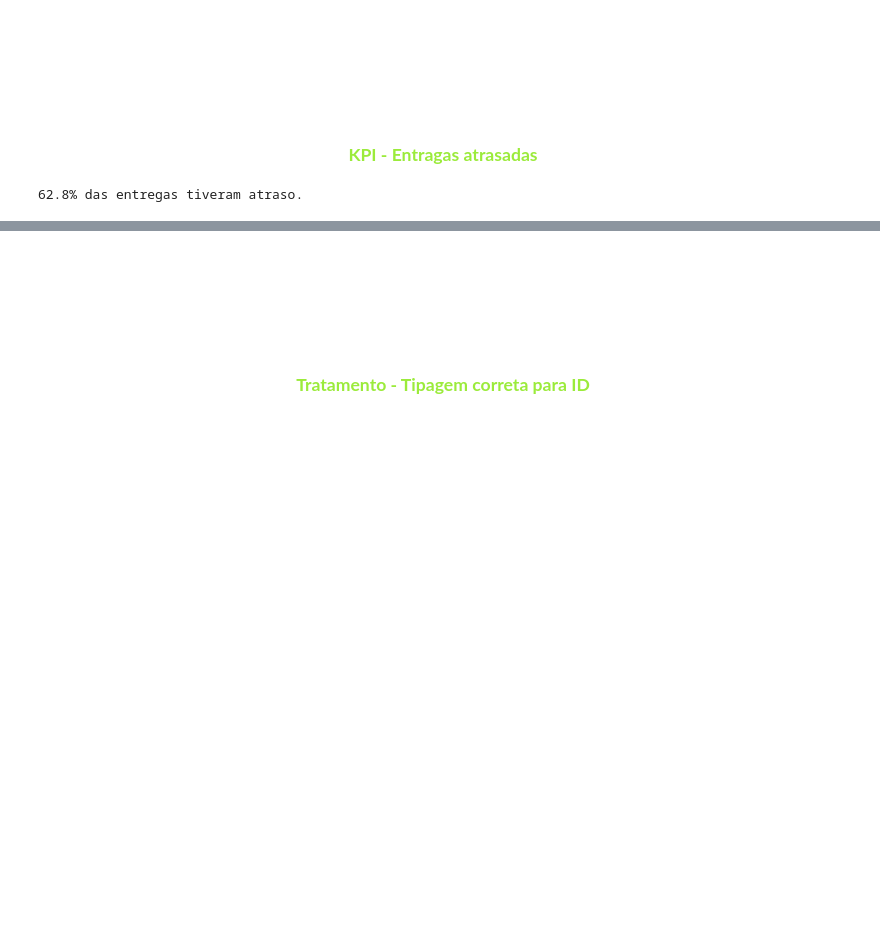
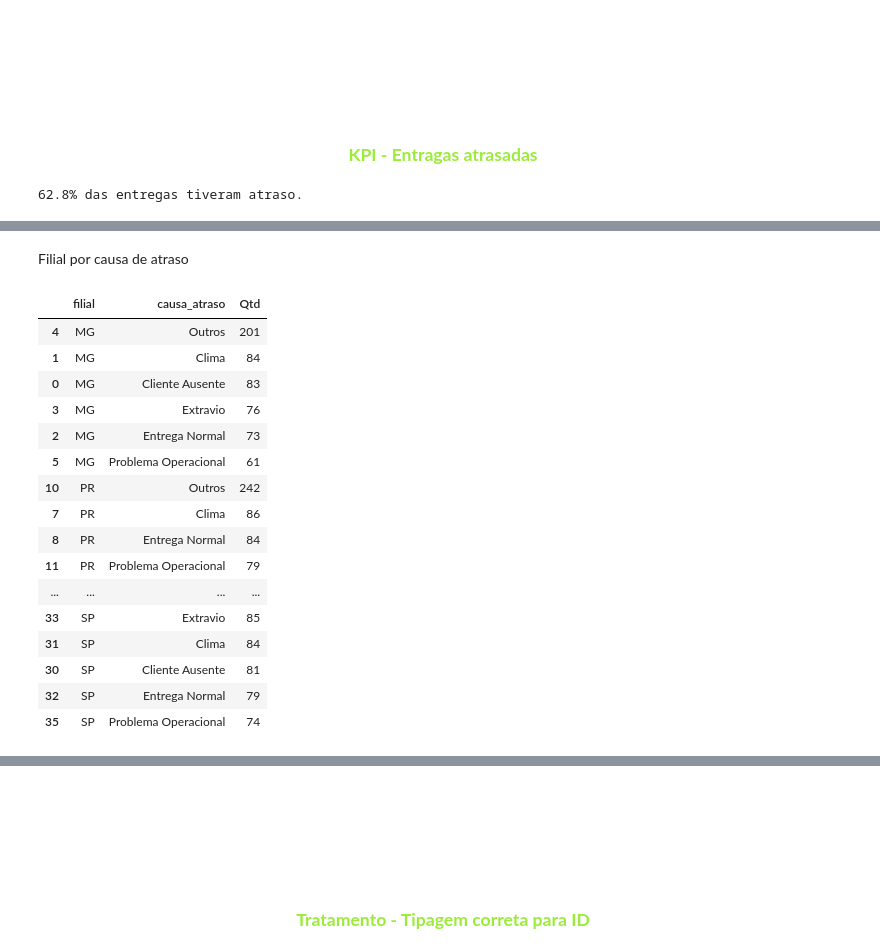
Before and after one commit to FerCremm/Python---Jadlog-2026, a Jupyter notebook: Aula 07/analise_intermediaria.ipynb, the cells around one changed output, grey strips where cells are left out. Cells and saved outputs as stored; diff of their text form; code cells hidden in the pictures; blank space fills up the shorter version.

```diff
--- a/Aula 07/analise_intermediaria.ipynb
+++ b/Aula 07/analise_intermediaria.ipynb
@@ -70,0 +82,7 @@ print(f"{round(percentual_atraso, 1)}% das entregas tiveram atraso.")
+# %%
+df['descricao_entrega'] = (
+    df['descricao_entrega']
+    .str.lower()
+    .str.strip()
+
+)
@@ -70,0 +91,2 @@ print(f"{round(percentual_atraso, 1)}% das entregas tiveram atraso.")
+# %%
+df_atrasos = df.loc[ df['dias_atraso'] > 0 ].copy()
@@ -70,0 +150,24 @@ print(f"{round(percentual_atraso, 1)}% das entregas tiveram atraso.")
+# %% [markdown]
+Filial por causa de atraso
+# %%
+causas_por_filiais = df_atrasos.groupby(['filial' , 'causa_atraso']).size().reset_index(name='Qtd').sort_values(['filial', 'Qtd'], ascending=[True, False])
+
+causas_por_filiais
+# %% [output]
+|  | filial | causa_atraso | Qtd |
+| 4 | MG | Outros | 201 |
+| 1 | MG | Clima | 84 |
+| 0 | MG | Cliente Ausente | 83 |
+| 3 | MG | Extravio | 76 |
+| 2 | MG | Entrega Normal | 73 |
+| 5 | MG | Problema Operacional | 61 |
+| 10 | PR | Outros | 242 |
+| 7 | PR | Clima | 86 |
+| 8 | PR | Entrega Normal | 84 |
+| 11 | PR | Problema Operacional | 79 |
+| ... | ... | ... | ... |
+| 33 | SP | Extravio | 85 |
+| 31 | SP | Clima | 84 |
+| 30 | SP | Cliente Ausente | 81 |
+| 32 | SP | Entrega Normal | 79 |
+| 35 | SP | Problema Operacional | 74 |
```
Also changed, not shown: parts of 10 cells of this notebook, 1 other file.
